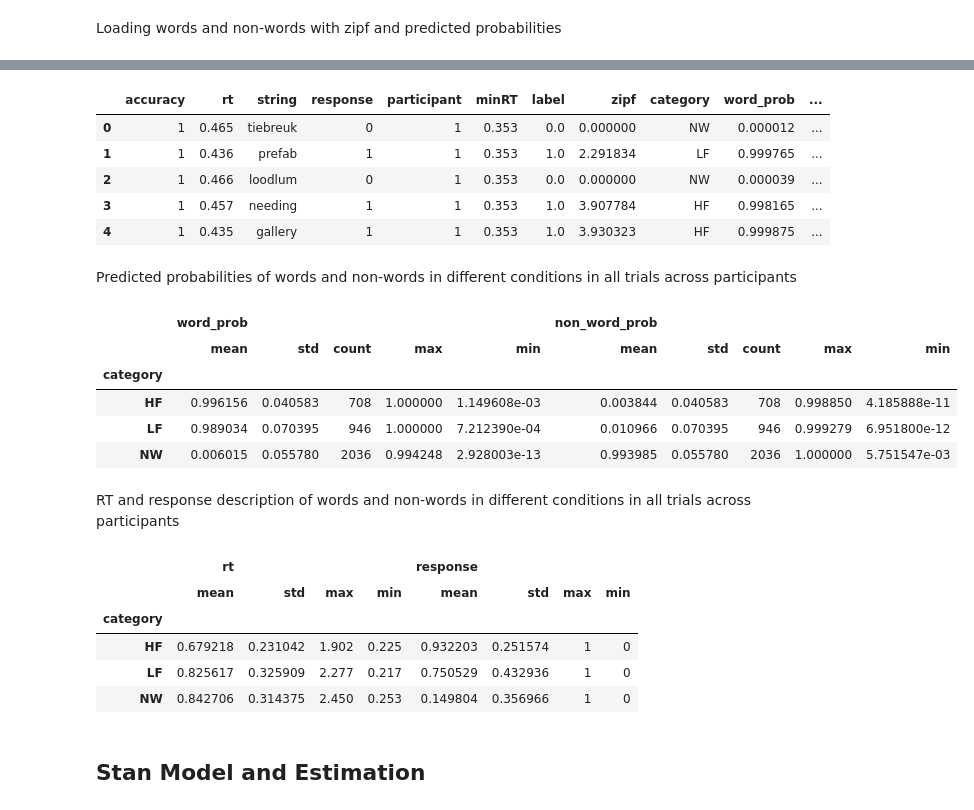
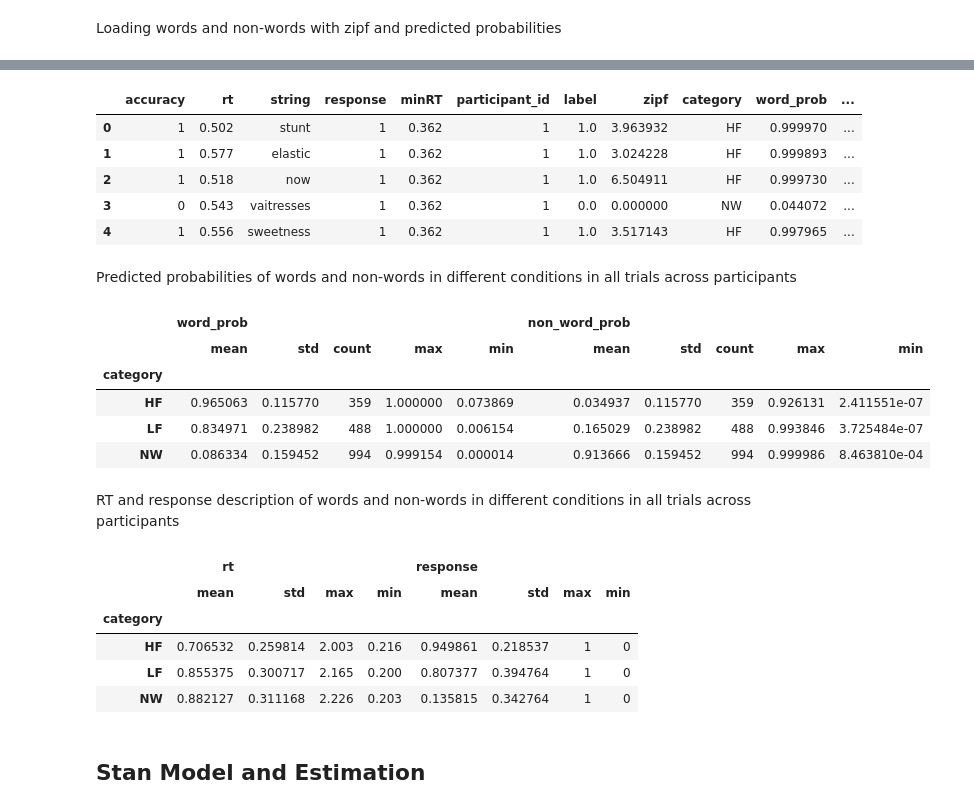
Before and after one commit to ArashDadras/ANN-EAM, a Jupyter notebook: LBA_Estimation.ipynb, the cells around one changed output, grey strips where cells are left out. Cells and saved outputs as stored; diff of their text form; code cells hidden in the pictures.

```diff
--- a/LBA_Estimation.ipynb
+++ b/LBA_Estimation.ipynb
@@ -96,7 +96,9 @@ model_config
 # %% [markdown]
 Loading words and non-words with zipf and predicted probabilities
 # %%
-word_nword_df = pd.read_csv(dataset_path, header=None, names =['string', 'freq',  'label', 'zipf','category', 'word_prob', 'non_word_prob'])
+word_nword_df = pd.read_csv(dataset_path, header=None,
+                            names =['string', 'freq',  'label', 'zipf',
+                                    'category', 'word_prob', 'non_word_prob'])
 word_nword_df
 # %% [output]
 |  | string | freq | label | zipf | category | word_prob | non_word_prob |
@@ -114,43 +116,47 @@ word_nword_df
 74317 rows × 7 columns
 # %%
 # Reading LDT Data
-behavioural_df = pd.read_csv(behavioural_data_root + 'LDT_data_test.csv', header=None,  names=['accuracy', 'rt', 'string', 'response', 'participant', 'minRT'])
+behavioural_df = pd.read_csv(behavioural_data_root + 'LDT_data_test.csv', header=None,
+                             names=['accuracy', 'rt', 'string', 'response',
+                                    'participant', 'minRT', 'participant_id'])
 # Merging  behavioral dataframe with word_nonword_df to have words and non-words data with behavioral data
 behavioural_df = pd.merge(behavioural_df, word_nword_df, on='string', how='left').dropna().reset_index(drop=True)
-behavioural_df = behavioural_df.drop(["freq"], axis=1)
+behavioural_df = behavioural_df.drop(['freq', 'participant'], axis=1)
 # %%
 behavioural_df.head()
 # %% [output]
-|  | accuracy | rt | string | response | participant | minRT | label | zipf | category | word_prob | ... |
-| 0 | 1 | 0.465 | tiebreuk | 0 | 1 | 0.353 | 0.0 | 0.000000 | NW | 0.000012 | ... |
-| 1 | 1 | 0.436 | prefab | 1 | 1 | 0.353 | 1.0 | 2.291834 | LF | 0.999765 | ... |
-| 2 | 1 | 0.466 | loodlum | 0 | 1 | 0.353 | 0.0 | 0.000000 | NW | 0.000039 | ... |
-| 3 | 1 | 0.457 | needing | 1 | 1 | 0.353 | 1.0 | 3.907784 | HF | 0.998165 | ... |
-| 4 | 1 | 0.435 | gallery | 1 | 1 | 0.353 | 1.0 | 3.930323 | HF | 0.999875 | ... |
+|  | accuracy | rt | string | response | minRT | participant_id | label | zipf | category | word_prob | ... |
+| 0 | 1 | 0.502 | stunt | 1 | 0.362 | 1 | 1.0 | 3.963932 | HF | 0.999970 | ... |
+| 1 | 1 | 0.577 | elastic | 1 | 0.362 | 1 | 1.0 | 3.024228 | HF | 0.999893 | ... |
+| 2 | 1 | 0.518 | now | 1 | 0.362 | 1 | 1.0 | 6.504911 | HF | 0.999730 | ... |
+| 3 | 0 | 0.543 | vaitresses | 1 | 0.362 | 1 | 0.0 | 0.000000 | NW | 0.044072 | ... |
+| 4 | 1 | 0.556 | sweetness | 1 | 0.362 | 1 | 1.0 | 3.517143 | HF | 0.997965 | ... |
 # %% [markdown]
 Predicted probabilities of words and non-words in different conditions in all trials
 across participants
 # %%
-behavioural_df.groupby(['category']).agg({'word_prob': ['mean', 'std', 'count', 'max', 'min'], 'non_word_prob': ['mean', 'std', 'count', 'max', 'min']})
+behavioural_df.groupby(['category']).agg({'word_prob': ['mean', 'std', 'count', 'max', 'min'],
+                                          'non_word_prob': ['mean', 'std', 'count', 'max', 'min']})
 # %% [output]
 |  | word_prob |  |  |  |  | non_word_prob |  |  |  |  |
 |  | mean | std | count | max | min | mean | std | count | max | min |
 | category |  |  |  |  |  |  |  |  |  |  |
-| HF | 0.996156 | 0.040583 | 708 | 1.000000 | 1.149608e-03 | 0.003844 | 0.040583 | 708 | 0.998850 | 4.185888e-11 |
-| LF | 0.989034 | 0.070395 | 946 | 1.000000 | 7.212390e-04 | 0.010966 | 0.070395 | 946 | 0.999279 | 6.951800e-12 |
-| NW | 0.006015 | 0.055780 | 2036 | 0.994248 | 2.928003e-13 | 0.993985 | 0.055780 | 2036 | 1.000000 | 5.751547e-03 |
+| HF | 0.965063 | 0.115770 | 359 | 1.000000 | 0.073869 | 0.034937 | 0.115770 | 359 | 0.926131 | 2.411551e-07 |
+| LF | 0.834971 | 0.238982 | 488 | 1.000000 | 0.006154 | 0.165029 | 0.238982 | 488 | 0.993846 | 3.725484e-07 |
+| NW | 0.086334 | 0.159452 | 994 | 0.999154 | 0.000014 | 0.913666 | 0.159452 | 994 | 0.999986 | 8.463810e-04 |
 # %% [markdown]
 RT and response description of words and non-words in different conditions in all trials
 across participants
 # %%
-behavioural_df.groupby(['category']).agg({'rt': ['mean', 'std', 'max', 'min'], 'response': ['mean', 'std', 'max', 'min']})
+behavioural_df.groupby(['category']).agg({'rt': ['mean', 'std', 'max', 'min'],
+                                          'response': ['mean', 'std', 'max', 'min']})
 # %% [output]
 |  | rt |  |  |  | response |  |  |  |
 |  | mean | std | max | min | mean | std | max | min |
 | category |  |  |  |  |  |  |  |  |
-| HF | 0.679218 | 0.231042 | 1.902 | 0.225 | 0.932203 | 0.251574 | 1 | 0 |
-| LF | 0.825617 | 0.325909 | 2.277 | 0.217 | 0.750529 | 0.432936 | 1 | 0 |
-| NW | 0.842706 | 0.314375 | 2.450 | 0.253 | 0.149804 | 0.356966 | 1 | 0 |
+| HF | 0.706532 | 0.259814 | 2.003 | 0.216 | 0.949861 | 0.218537 | 1 | 0 |
+| LF | 0.855375 | 0.300717 | 2.165 | 0.200 | 0.807377 | 0.394764 | 1 | 0 |
+| NW | 0.882127 | 0.311168 | 2.226 | 0.203 | 0.135815 | 0.342764 | 1 | 0 |
 # %% [markdown]
 ## Stan Model and Estimation
 # %% [markdown]
```
Also changed, not shown: parts of 24 cells of this notebook, 28 other files.
